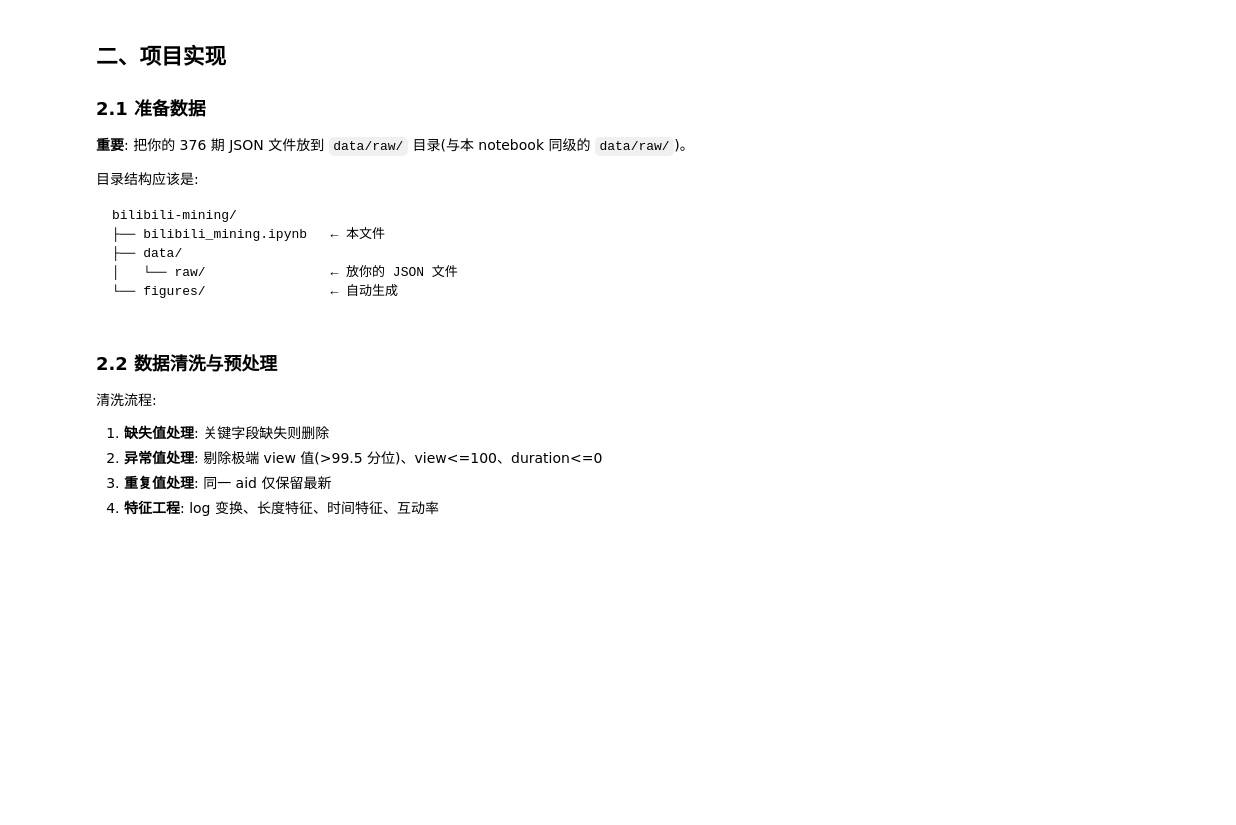
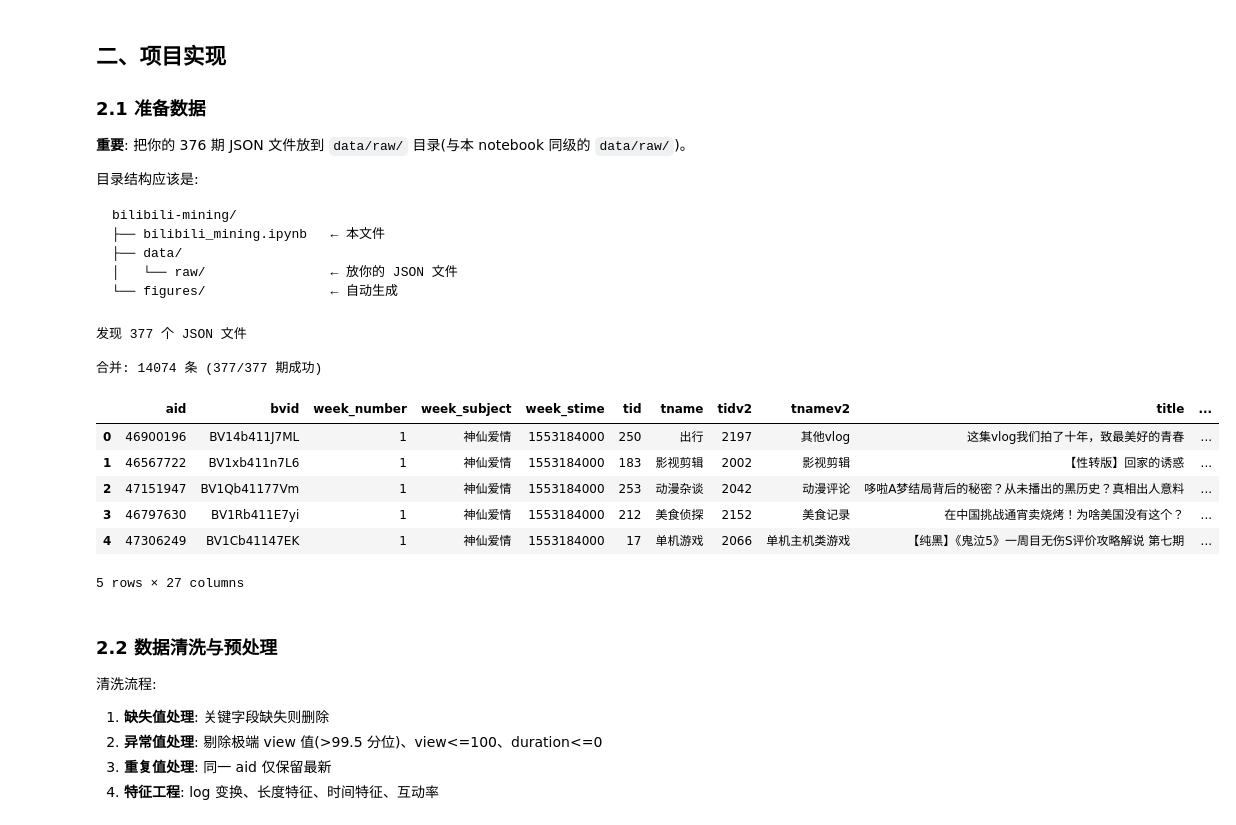
Before and after one commit to Polotace/BiliAnalysis, a Jupyter notebook: bilibili_mining.ipynb, the cells around one changed output. Saved outputs shown, nothing was run; the diff lists cells and outputs as text; code cells hidden in the pictures; blank space fills up the shorter version.

```diff
--- a/bilibili_mining.ipynb
+++ b/bilibili_mining.ipynb
@@ -64,7 +64,7 @@ warnings.filterwarnings('ignore')
 # ---- 配置 ----
 RAW_DIR = Path('./data/raw')                # 你的 JSON 所在目录
 PROCESSED_DIR = Path('./data/processed')
-FIG_DIR = Path('./figures')
+FIG_DIR = Path('./figures/pandas')
 for d in (PROCESSED_DIR, FIG_DIR):
     d.mkdir(parents=True, exist_ok=True)
 
@@ -107,33 +107,44 @@ def load_raw_data():
                     'title': v.get('title', ''),
                     'desc': v.get('desc', ''),
                     'duration': v.get('duration'),
                     'pubdate': v.get('pubdate'),
                     'dynamic': v.get('dynamic', ''),
                     'mid': owner.get('mid'),
                     'up_name': owner.get('name'),
                     'view': stat.get('view'),
                     'danmaku': stat.get('danmaku'),
                     'reply': stat.get('reply'),
                     'like': stat.get('like'),
                     'coin': stat.get('coin'),
                     'favorite': stat.get('favorite'),
                     'share': stat.get('share'),
                     'rcmd_reason': v.get('rcmd_reason'),
                     'width': dim.get('width'),
                     'height': dim.get('height'),
                     'is_pay': int(bool((rights.get('pay') or 0))),
                 })
         except Exception as e:
             skipped += 1
             print(f'  [跳过] {f.name}: {e}')
 
     df = pd.DataFrame(rows)
     print(f'\n合并: {len(df)} 条 ({len(files) - skipped}/{len(files)} 期成功)')
     return df
 
 
 df_raw = load_raw_data()
 df_raw.head()
+# %% [output]
+发现 377 个 JSON 文件
+
+合并: 14074 条 (377/377 期成功)
+|  | aid | bvid | week_number | week_subject | week_stime | tid | tname | tidv2 | tnamev2 | title | ... |
+| 0 | 46900196 | BV14b411J7ML | 1 | 神仙爱情 | 1553184000 | 250 | 出行 | 2197 | 其他vlog | 这集vlog我们拍了十年，致最美好的青春 | ... |
+| 1 | 46567722 | BV1xb411n7L6 | 1 | 神仙爱情 | 1553184000 | 183 | 影视剪辑 | 2002 | 影视剪辑 | 【性转版】回家的诱惑 | ... |
+| 2 | 47151947 | BV1Qb41177Vm | 1 | 神仙爱情 | 1553184000 | 253 | 动漫杂谈 | 2042 | 动漫评论 | 哆啦A梦结局背后的秘密？从未播出的黑历史？真相出人意料 | ... |
+| 3 | 46797630 | BV1Rb411E7yi | 1 | 神仙爱情 | 1553184000 | 212 | 美食侦探 | 2152 | 美食记录 | 在中国挑战通宵卖烧烤！为啥美国没有这个？ | ... |
+| 4 | 47306249 | BV1Cb41147EK | 1 | 神仙爱情 | 1553184000 | 17 | 单机游戏 | 2066 | 单机主机类游戏 | 【纯黑】《鬼泣5》一周目无伤S评价攻略解说 第七期 | ... |
+5 rows × 27 columns
 # %% [markdown]
 ### 2.2 数据清洗与预处理
 
```
Also changed, not shown: parts of 14 cells of this notebook, 51 other files.
